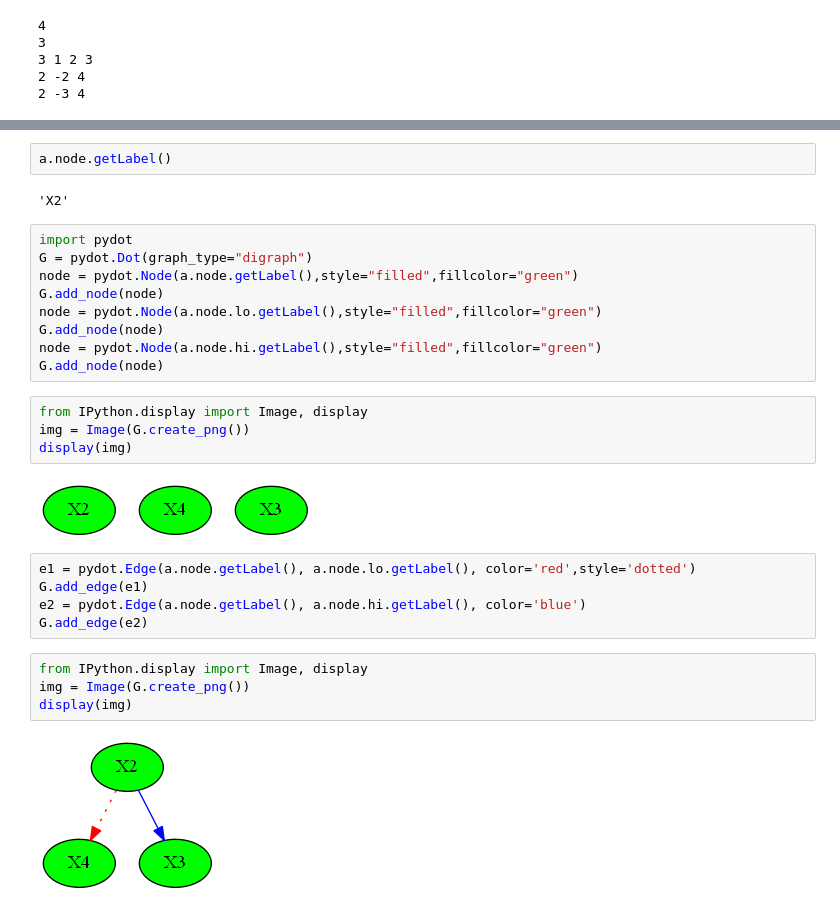
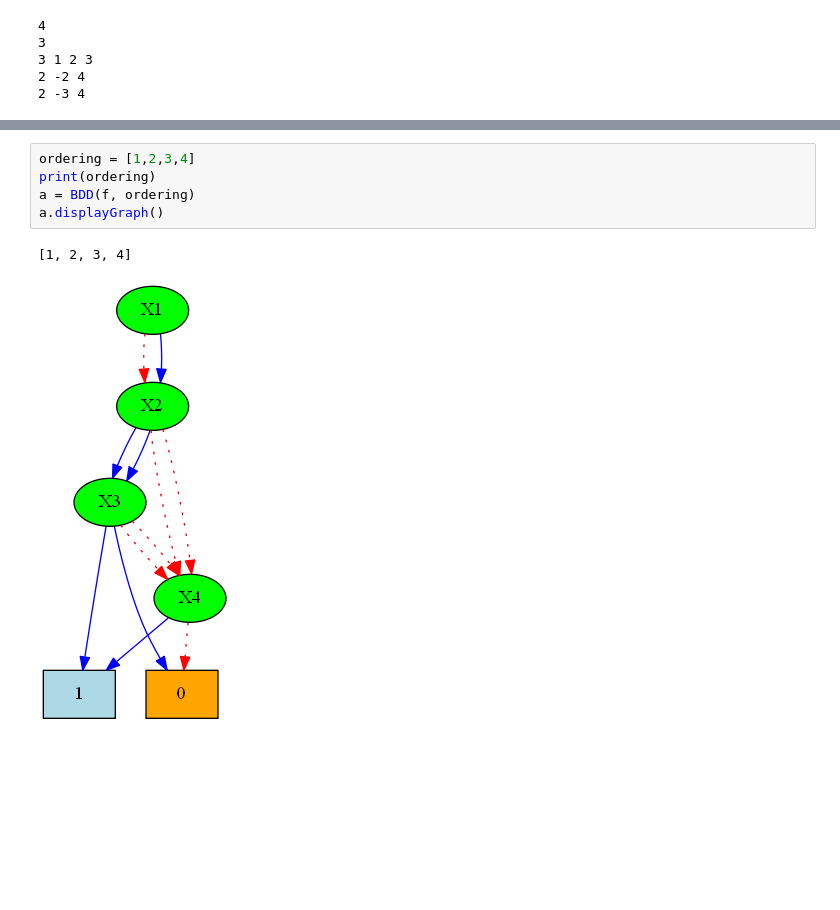
Before and after one commit to the-pinbo/ROBDD, a Jupyter notebook: tesy.ipynb, the cells around one changed output, grey strips where cells are left out. Cells and saved outputs as stored; diff of their text form; blank space fills up the shorter version.

```diff
--- a/tesy.ipynb
+++ b/tesy.ipynb
@@ -37,30 +25,8 @@ hi:2090075343168
-# %%
-a.node.getLabel()
-# %% [output]
-'X2'
-# %%
-import pydot
-G = pydot.Dot(graph_type="digraph")
-node = pydot.Node(a.node.getLabel(),style="filled",fillcolor="green")
-G.add_node(node)
-node = pydot.Node(a.node.lo.getLabel(),style="filled",fillcolor="green")
-G.add_node(node)
-node = pydot.Node(a.node.hi.getLabel(),style="filled",fillcolor="green")
-G.add_node(node)
-# %%
-from IPython.display import Image, display
-img = Image(G.create_png())
-display(img)
-# %% [output]
-[figure, removed]
-# %%
-e1 = pydot.Edge(a.node.getLabel(), a.node.lo.getLabel(), color='red',style='dotted')
-G.add_edge(e1)
-e2 = pydot.Edge(a.node.getLabel(), a.node.hi.getLabel(), color='blue')
-G.add_edge(e2)
-# %%
-from IPython.display import Image, display
-img = Image(G.create_png())
-display(img)
-# %% [output]
-[figure, removed]
+# %%
+ordering = [1,2,3,4]
+print(ordering)
+a = BDD(f, ordering)
+a.displayGraph()
+# %% [output]
+[1, 2, 3, 4]
+[figure, added]
```
Also changed, not shown: parts of 3 cells of this notebook, 1 other file.
